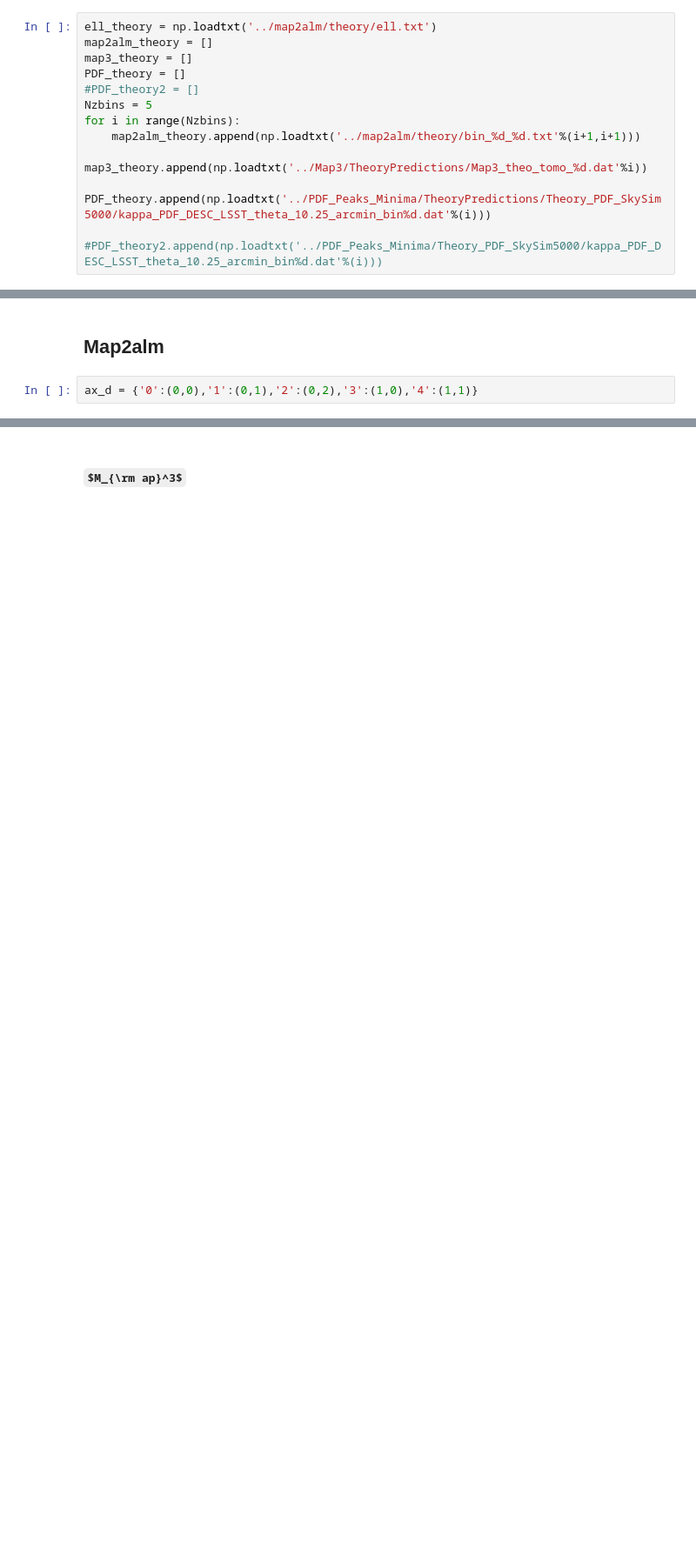
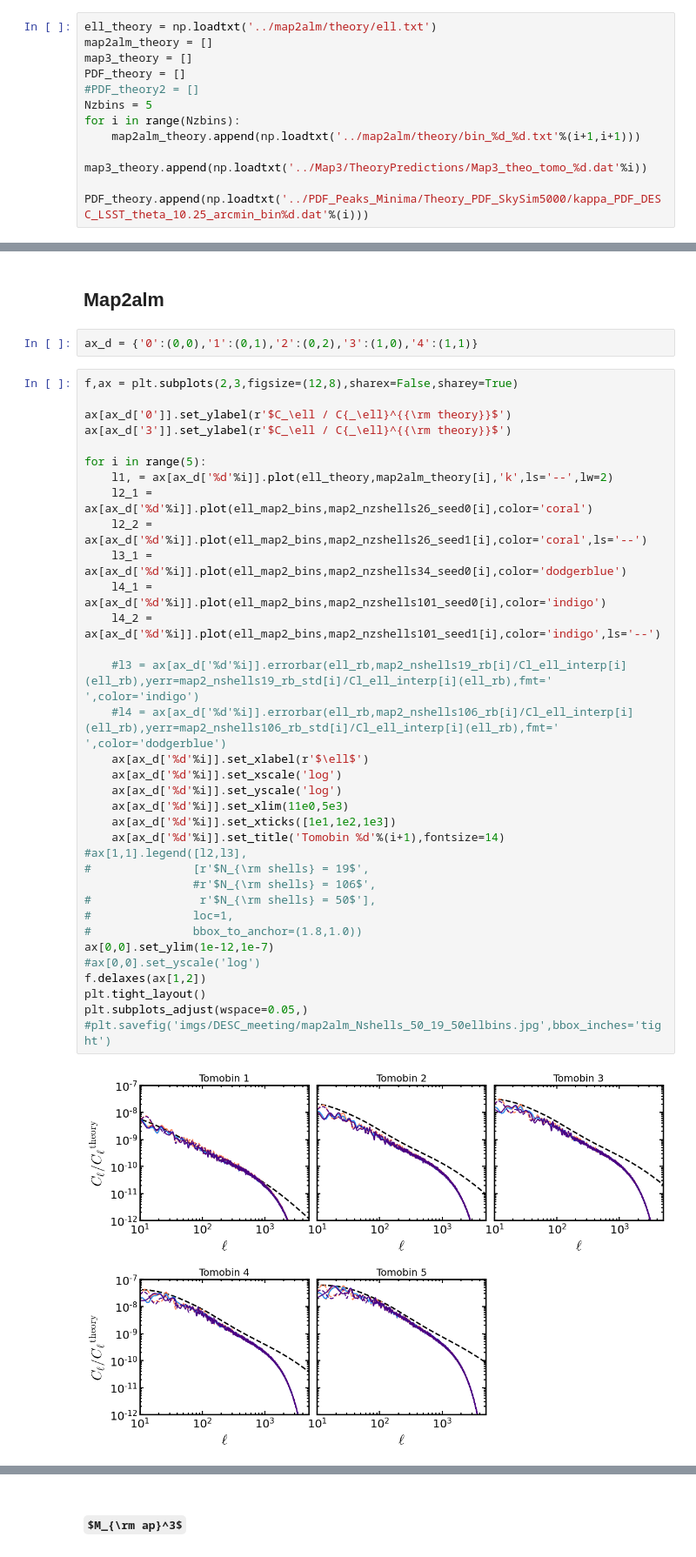
Before and after one commit to LSSTDESC/HOS-Y1-prep, a Jupyter notebook: hoscodes/notebooks/HOSY1simulations.ipynb, the cells around one changed output, grey strips where cells are left out. Shown: that part at 87% size. Saved outputs shown, nothing was run; the diff lists cells and outputs as text; some formulas as TeX source; blank space fills up the shorter version.

```diff
--- a/hoscodes/notebooks/HOSY1simulations.ipynb
+++ b/hoscodes/notebooks/HOSY1simulations.ipynb
@@ -31,8 +34,7 @@ Nzbins = 5
 for i in range(Nzbins):
     map2alm_theory.append(np.loadtxt('../map2alm/theory/bin_%d_%d.txt'%(i+1,i+1)))
     map3_theory.append(np.loadtxt('../Map3/TheoryPredictions/Map3_theo_tomo_%d.dat'%i))
-    PDF_theory.append(np.loadtxt('../PDF_Peaks_Minima/TheoryPredictions/Theory_PDF_SkySim5000/kappa_PDF_DESC_LSST_theta_10.25_arcmin_bin%d.dat'%(i)))
-    #PDF_theory2.append(np.loadtxt('../PDF_Peaks_Minima/Theory_PDF_SkySim5000/kappa_PDF_DESC_LSST_theta_10.25_arcmin_bin%d.dat'%(i)))
+    PDF_theory.append(np.loadtxt('../PDF_Peaks_Minima/Theory_PDF_SkySim5000/kappa_PDF_DESC_LSST_theta_10.25_arcmin_bin%d.dat'%(i)))
 # %%
 from scipy.interpolate import interp1d
 # %%
@@ -168,6 +90,42 @@ for i in range(5):
 ## Map2alm
 # %%
 ax_d = {'0':(0,0),'1':(0,1),'2':(0,2),'3':(1,0),'4':(1,1)}
+# %%
+f,ax = plt.subplots(2,3,figsize=(12,8),sharex=False,sharey=True)
+
+ax[ax_d['0']].set_ylabel(r'$C_\ell / C{_\ell}^{{\rm theory}}$')
+ax[ax_d['3']].set_ylabel(r'$C_\ell / C{_\ell}^{{\rm theory}}$')
+
+for i in range(5):
+    l1, = ax[ax_d['%d'%i]].plot(ell_theory,map2alm_theory[i],'k',ls='--',lw=2)
+    l2_1 = ax[ax_d['%d'%i]].plot(ell_map2_bins,map2_nzshells26_seed0[i],color='coral')
+    l2_2 = ax[ax_d['%d'%i]].plot(ell_map2_bins,map2_nzshells26_seed1[i],color='coral',ls='--')
+    l3_1 = ax[ax_d['%d'%i]].plot(ell_map2_bins,map2_nzshells34_seed0[i],color='dodgerblue')
+    l4_1 = ax[ax_d['%d'%i]].plot(ell_map2_bins,map2_nzshells101_seed0[i],color='indigo')
+    l4_2 = ax[ax_d['%d'%i]].plot(ell_map2_bins,map2_nzshells101_seed1[i],color='indigo',ls='--')
+
+    #l3 = ax[ax_d['%d'%i]].errorbar(ell_rb,map2_nshells19_rb[i]/Cl_ell_interp[i](ell_rb),yerr=map2_nshells19_rb_std[i]/Cl_ell_interp[i](ell_rb),fmt=' ',color='indigo')
+    #l4 = ax[ax_d['%d'%i]].errorbar(ell_rb,map2_nshells106_rb[i]/Cl_ell_interp[i](ell_rb),yerr=map2_nshells106_rb_std[i]/Cl_ell_interp[i](ell_rb),fmt=' ',color='dodgerblue')
+    ax[ax_d['%d'%i]].set_xlabel(r'$\ell$')
+    ax[ax_d['%d'%i]].set_xscale('log')
+    ax[ax_d['%d'%i]].set_yscale('log')
+    ax[ax_d['%d'%i]].set_xlim(11e0,5e3)
+    ax[ax_d['%d'%i]].set_xticks([1e1,1e2,1e3])
+    ax[ax_d['%d'%i]].set_title('Tomobin %d'%(i+1),fontsize=14)
+#ax[1,1].legend([l2,l3],
+#               [r'$N_{\rm shells} = 19$',
+                #r'$N_{\rm shells} = 106$',
+#                r'$N_{\rm shells} = 50$'],
+#               loc=1,
+#               bbox_to_anchor=(1.8,1.0))
+ax[0,0].set_ylim(1e-12,1e-7)
+#ax[0,0].set_yscale('log')
+f.delaxes(ax[1,2])
+plt.tight_layout()
+plt.subplots_adjust(wspace=0.05,)
+#plt.savefig('imgs/DESC_meeting/map2alm_Nshells_50_19_50ellbins.jpg',bbox_inches='tight')
+# %% [output]
+[figure, added]
 # %%
 f,ax = plt.subplots(2,3,figsize=(12,8),sharex=False,sharey=True)
 
```
Also changed, not shown: parts of 14 cells of this notebook, 33 other files.
